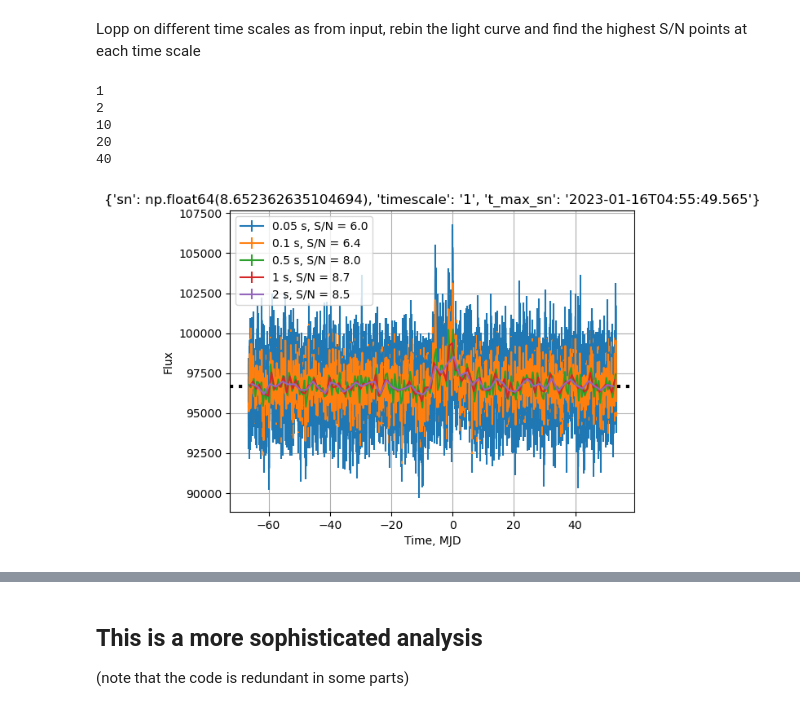
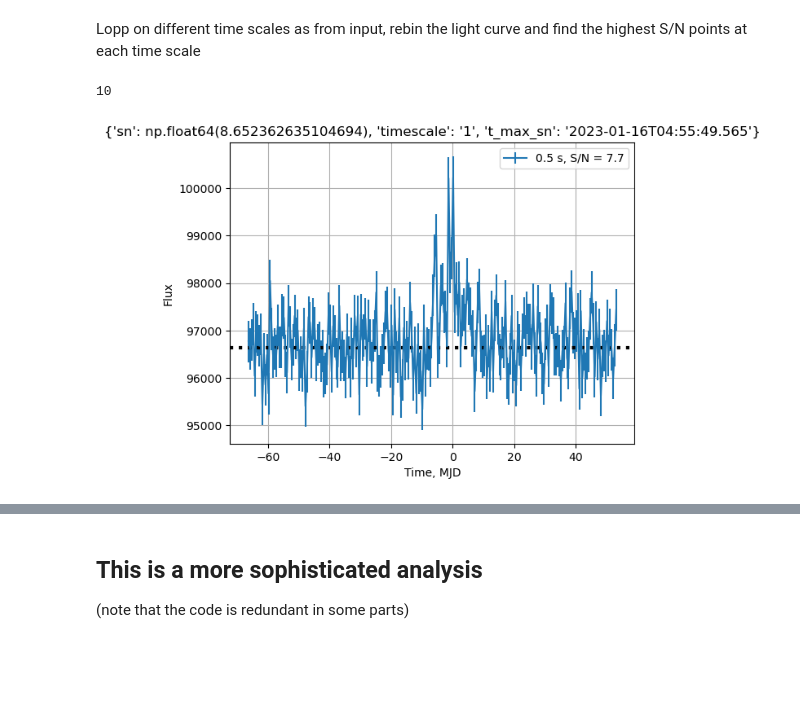
Before and after one commit to ferrigno/Maturita-2026, a Jupyter notebook: grb-detection.ipynb, the cells around one changed output, grey strips where cells are left out. Drawn from its saved outputs; the diff is of its cells as text; code cells hidden in the pictures; blank space fills up the shorter version.

```diff
--- a/grb-detection.ipynb
+++ b/grb-detection.ipynb
@@ -3,7 +3,7 @@
 # %%
 T1 = "2023-01-16T04:53:33.9" # http://odahub.io/ontology#StartTime
 T2 = "2023-01-16T04:56:33.9" # http://odahub.io/ontology#EndTime
-detection_time_scales = "0.05,0.1,0.5,1,2"
+detection_time_scales = "0.5"
 lc_time_scale = 0.05 # https://odahub.io/ontology#TimeIntervalSeconds
 background_age = 10 # oda:TimeIntervalSeconds
 min_sn = 5 # https://odahub.io/ontology#SignalToNoiseRatio
@@ -137,40 +137,36 @@ for detection_time_scale in detection_time_scales.split(","):
     r_c = rebin(lc['RATE'], n) / n
     r_ce = rebin(lc['ERROR']**2, n)**0.5/n
 
-    sn = (r_c - bkg) / r_ce
+    sn = (r_c - np.mean(lc['RATE'])) / r_ce
     imax = sn.argmax()
 
     if best_detection['sn'] is None or best_detection['sn'] < sn[imax]:
         best_detection['sn'] = sn[imax]
         best_detection['timescale'] = detection_time_scale
         best_detection['t_max_sn'] = Time(r_t[imax], format='mjd').isot
 
     plt.errorbar(
         mjd2plot(r_t),
         r_c,
         r_ce,
         label=f"{detection_time_scale} s, S/N = {sn[imax]:.1f}"
     )
 
 
 plt.axhline(bkg, lw=3, ls=":", c="k")
 
 plt.grid()
 plt.legend()
 
 plt.ylabel('Flux')
 plt.xlabel('Time, MJD')
 
 plt.title(best_detection)
 
 plt.savefig("annotated-lc.png")
 # %% [output]
-1
-2
 10
-20
-40
-[figure, old version]
+[figure, new version]
 # %%
 # Convert to seconds since T0_mjd
 rel_s = (lc['TIME']-T0_mjd)*24*3600
```
Also changed, not shown: parts of 3 cells of this notebook.
